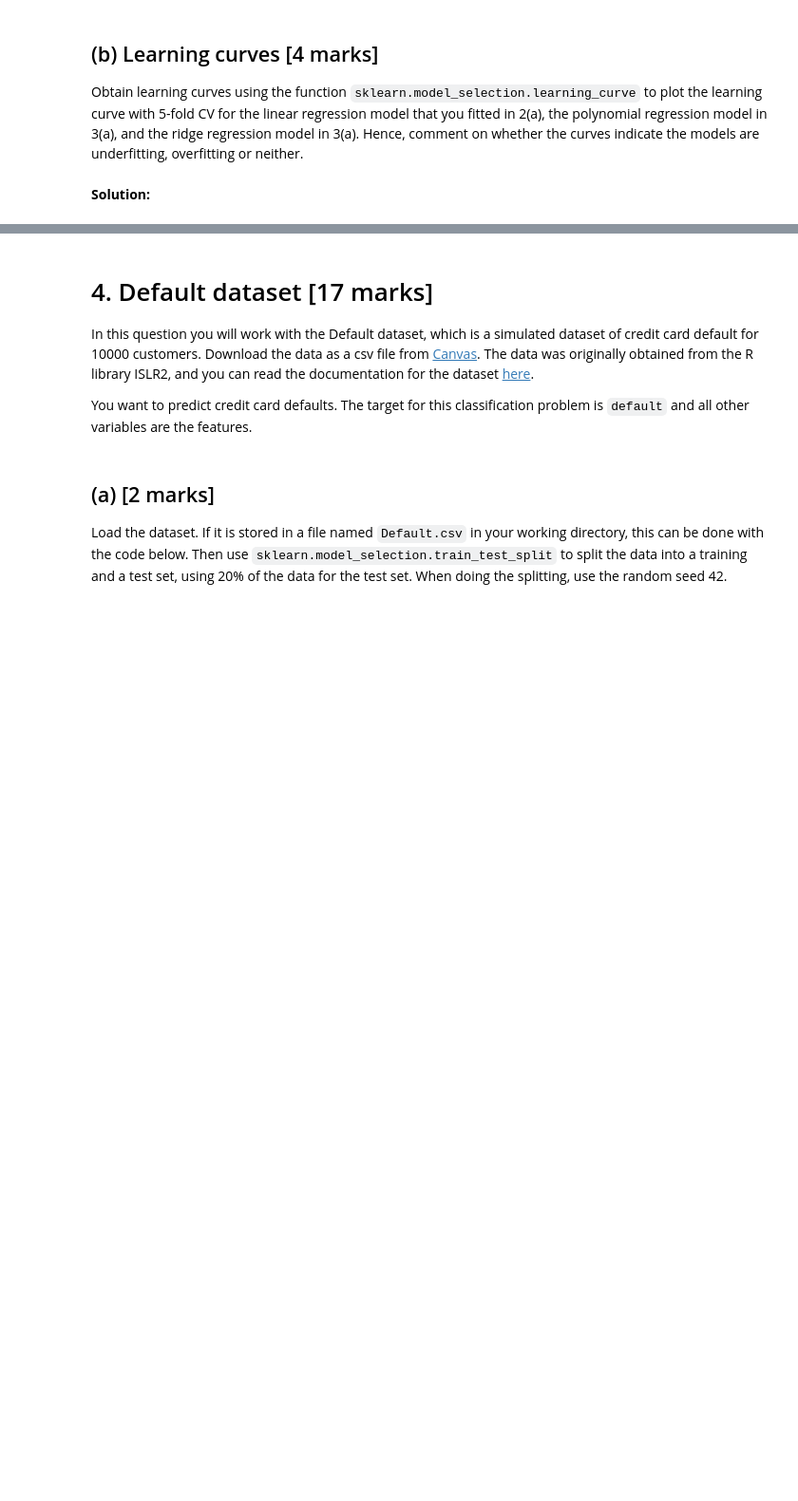
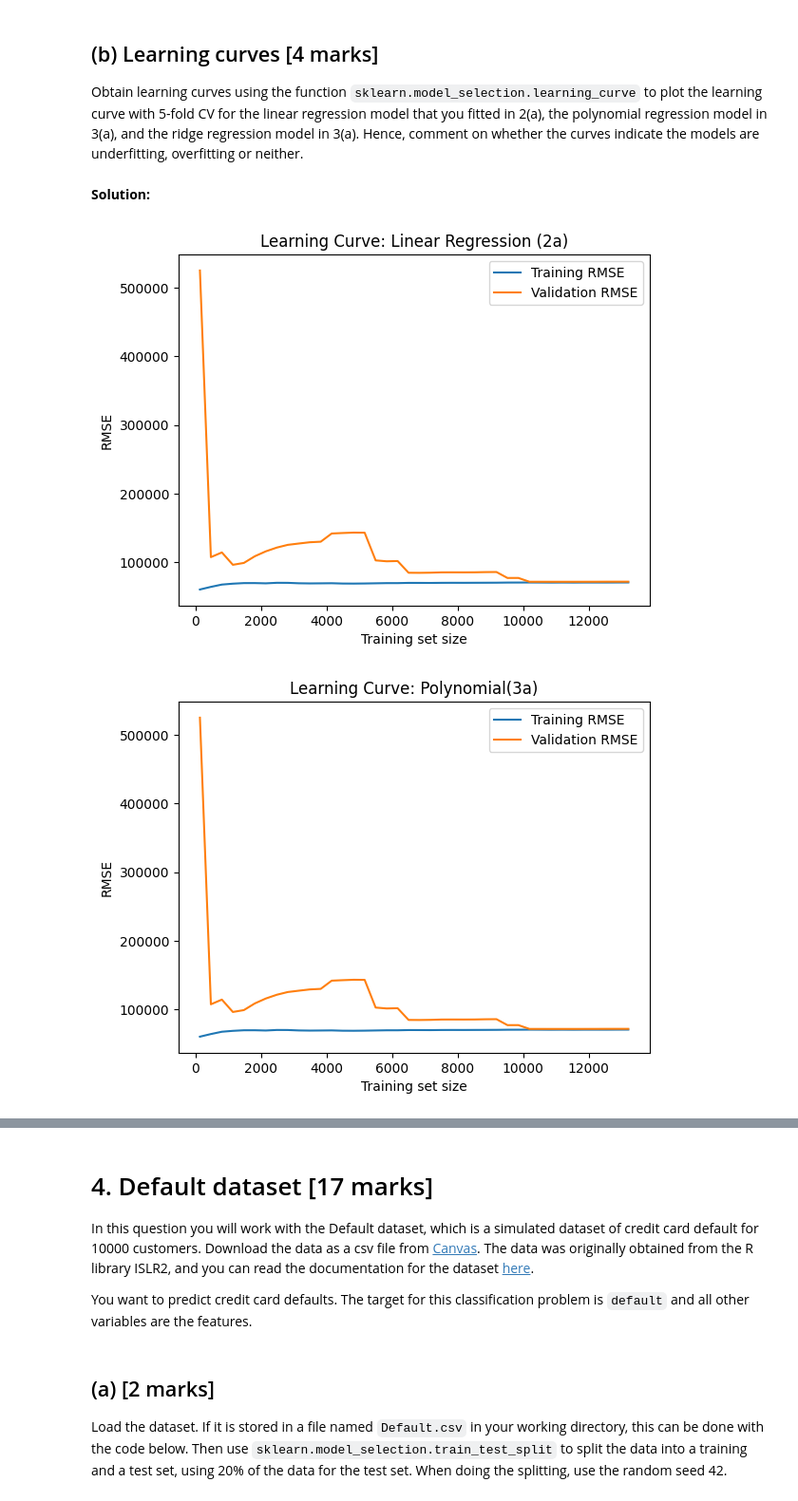
Before and after one commit to tchiu04/CFRM-421, a Jupyter notebook: Homework1-1.ipynb, the cells around one changed output, grey strips where cells are left out. Shown at 95% size. Drawn from its saved outputs; the diff is of its cells as text; code cells hidden in the pictures; blank space fills up the shorter version.

```diff
--- a/Homework1-1.ipynb
+++ b/Homework1-1.ipynb
@@ -559,5 +542,21 @@ ridge_reg.fit(X_poly_std, y)
 # %% [markdown]
 **Solution:**
+# %%
+from sklearn.preprocessing import PolynomialFeatures
+from sklearn.linear_model import Ridge
+from sklearn.pipeline import make_pipeline
+
+# Assuming X and y are defined from previous parts of the code
+
+poly_pipeline = make_pipeline(PolynomialFeatures(degree=3, include_bias=False), LinearRegression())
+poly_pipeline.fit(X, y)
+
+y_pred_poly = poly_pipeline.predict(X)
+
+poly_ridge_pipeline = make_pipeline(PolynomialFeatures(degree=3, include_bias=False), Ridge(alpha=1, solver="sag", random_state=42))
+poly_ridge_pipeline.fit(X, y)
+
+y_pred_ridge_poly = poly_ridge_pipeline.predict(X)
 # %% [markdown]
 ## (b) Learning curves [4 marks]
 
@@ -603,0 +566,43 @@ def plot_learning_curve(estimator, X, y, title="Learning Curve", cv=5, n_jobs=No
+# %%
+from sklearn.model_selection import learning_curve
+import matplotlib.pyplot as plt
+from sklearn.metrics import make_scorer
+def rmse_score(y_true, y_pred):
+    return np.sqrt(mean_squared_error(y_true, y_pred))
+
+
+def plot_learning_curve(estimator, X, y, title=""):
+    train_sizes, train_scores, val_scores = learning_curve(
+        estimator,
+        X,
+        y,
+        train_sizes=np.linspace(0.01, 1.0, 40),
+        scoring="neg_root_mean_squared_error",
+        cv=5,
+        n_jobs=-1
+    )
+    train_rmse = -train_scores.mean(axis=1)
+    val_rmse = -val_scores.mean(axis=1)
+
+    plt.figure()
+    plt.plot(train_sizes, train_rmse, label="Training RMSE")
+    plt.plot(train_sizes, val_rmse, label="Validation RMSE")
+    plt.title(title)
+    plt.xlabel("Training set size")
+    plt.ylabel("RMSE")
+    plt.legend()
+    plt.show()
+
+
+poly_features=PolynomialFeatures(degree=3, include_bias=False)
+X_poly=poly_features.fit_transform(X)
+std_scaler=StandardScaler()
+X_poly_Ridge = std_scaler.fit_transform(X_poly)
+plot_learning_curve(lin_reg, X, y, title="Learning Curve: Linear Regression (2a)")
+plot_learning_curve(poly_reg, X, y, title="Learning Curve: Polynomial(3a)")
+model_ridge = Ridge(alpha=1)
+model_ridge.fit(X_poly_Ridge, y)
+plot_learning_curve(model_ridge, X_poly_Ridge, y, title="Learning Curve: Ridge(3a)")
+# %% [output]
+[figure, added]
+[figure, added]
```
Also changed, not shown: parts of 7 cells of this notebook.
